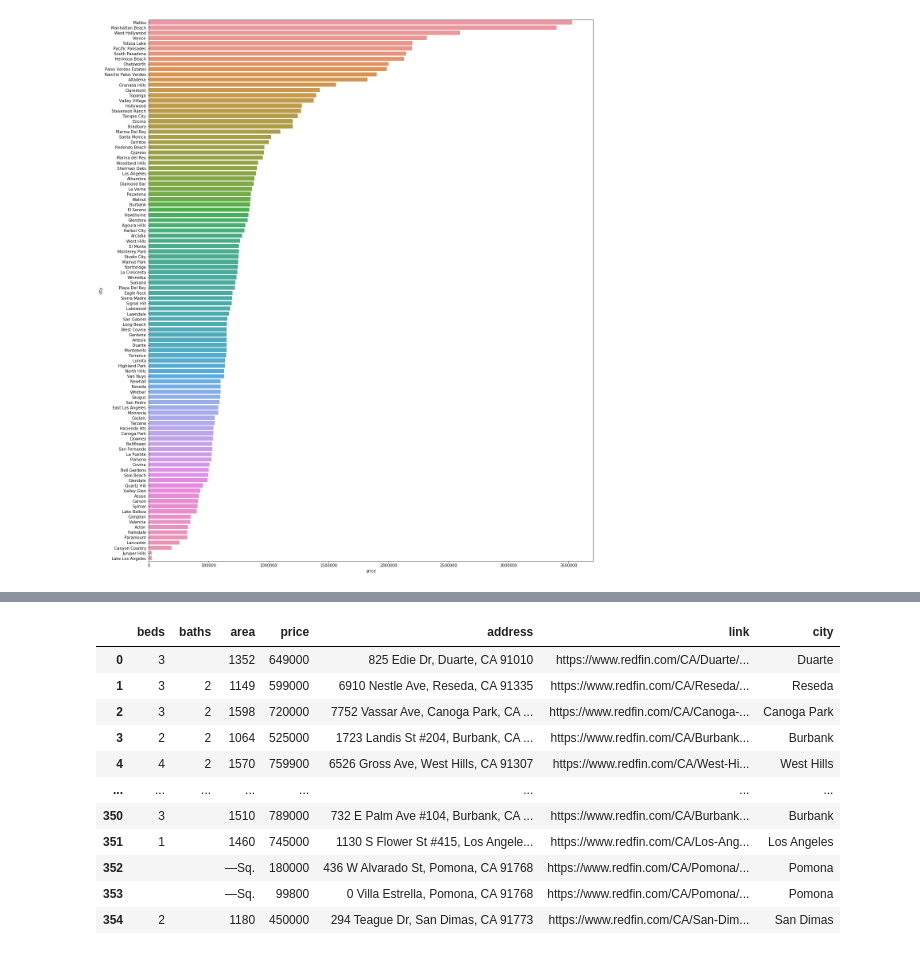
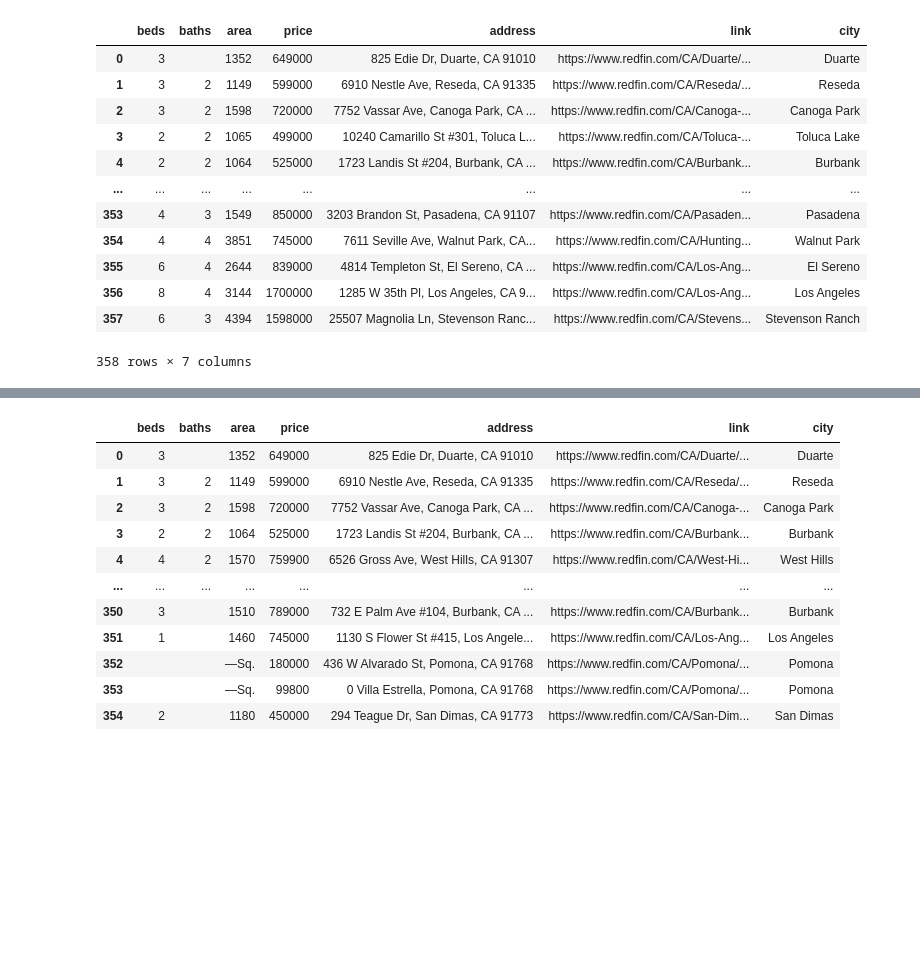
Before and after one commit to YANG007SUN/ETL_Redfin_housing_info, a Jupyter notebook: Untitled.ipynb, the cells around one changed output, grey strips where cells are left out. Cells and saved outputs as stored; diff of their text form; code cells hidden in the pictures; blank space fills up the shorter version.

Commit message:
finish landing page

```diff
--- a/Untitled.ipynb
+++ b/Untitled.ipynb
@@ -117,10 +117,23 @@ def plot_data(dataframe)->None:
     plot_figure.savefig("plot.png")
 
     return None
-# %%
-plot_data(data)
-# %% [output]
-[figure, removed]
+# %%
+data = data_cleaner(scraper())
+data
+# %% [output]
+|  | beds | baths | area | price | address | link | city |
+| 0 | 3 |  | 1352 | 649000 | 825 Edie Dr, Duarte, CA 91010 | https://www.redfin.com/CA/Duarte/... | Duarte |
+| 1 | 3 | 2 | 1149 | 599000 | 6910 Nestle Ave, Reseda, CA 91335 | https://www.redfin.com/CA/Reseda/... | Reseda |
+| 2 | 3 | 2 | 1598 | 720000 | 7752 Vassar Ave, Canoga Park, CA ... | https://www.redfin.com/CA/Canoga-... | Canoga Park |
+| 3 | 2 | 2 | 1065 | 499000 | 10240 Camarillo St #301, Toluca L... | https://www.redfin.com/CA/Toluca-... | Toluca Lake |
+| 4 | 2 | 2 | 1064 | 525000 | 1723 Landis St #204, Burbank, CA ... | https://www.redfin.com/CA/Burbank... | Burbank |
+| ... | ... | ... | ... | ... | ... | ... | ... |
+| 353 | 4 | 3 | 1549 | 850000 | 3203 Brandon St, Pasadena, CA 91107 | https://www.redfin.com/CA/Pasaden... | Pasadena |
+| 354 | 4 | 4 | 3851 | 745000 | 7611 Seville Ave, Walnut Park, CA... | https://www.redfin.com/CA/Hunting... | Walnut Park |
+| 355 | 6 | 4 | 2644 | 839000 | 4814 Templeton St, El Sereno, CA ... | https://www.redfin.com/CA/Los-Ang... | El Sereno |
+| 356 | 8 | 4 | 3144 | 1700000 | 1285 W 35th Pl, Los Angeles, CA 9... | https://www.redfin.com/CA/Los-Ang... | Los Angeles |
+| 357 | 6 | 3 | 4394 | 1598000 | 25507 Magnolia Ln, Stevenson Ranc... | https://www.redfin.com/CA/Stevens... | Stevenson Ranch |
+358 rows × 7 columns
 # %%
 pt = data.groupby("city").agg(price = ("price","median")).sort_values("price", ascending = False).reset_index()
 # %%
```
Also changed, not shown: parts of 1 cell of this notebook, 5 other files.
